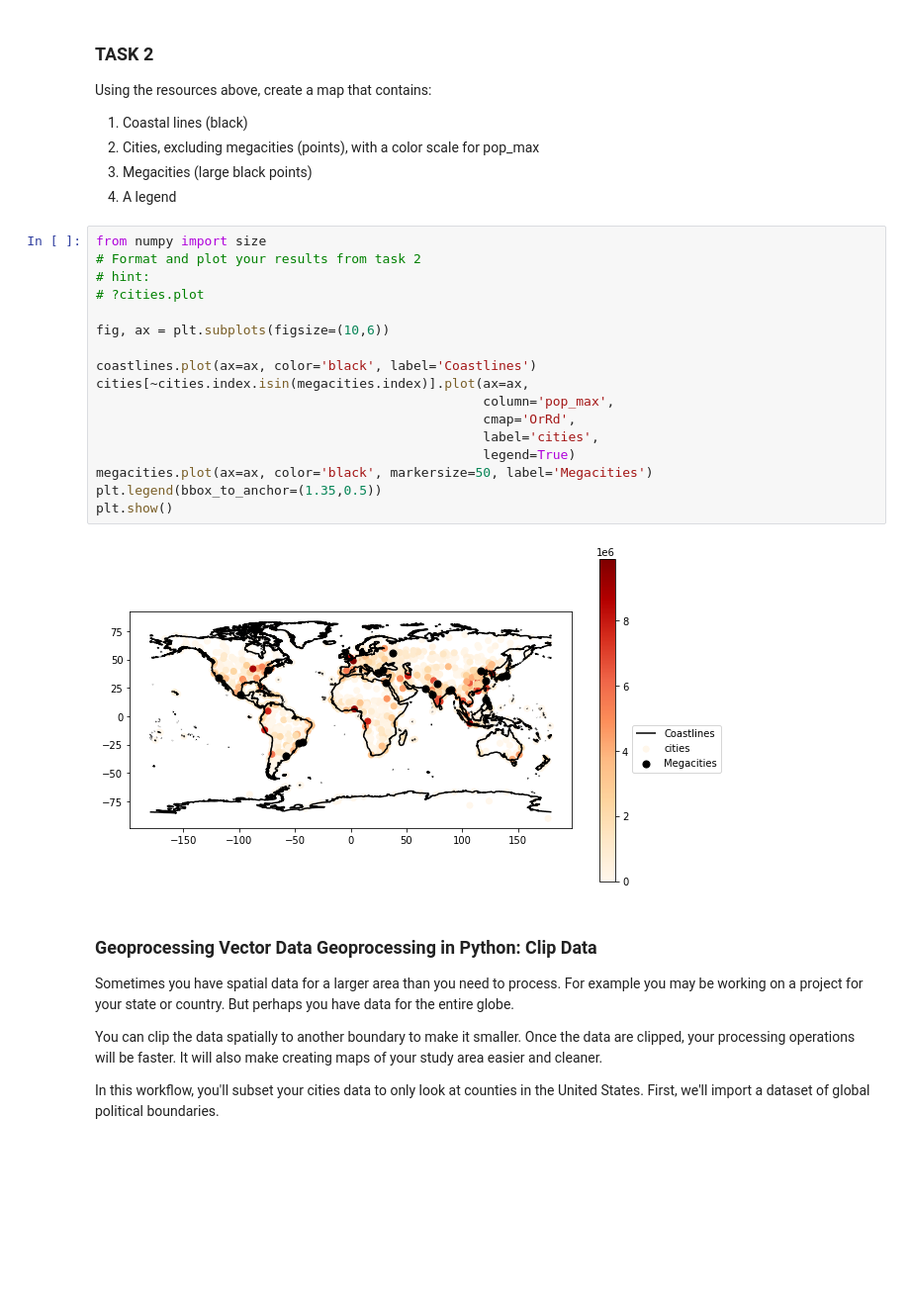
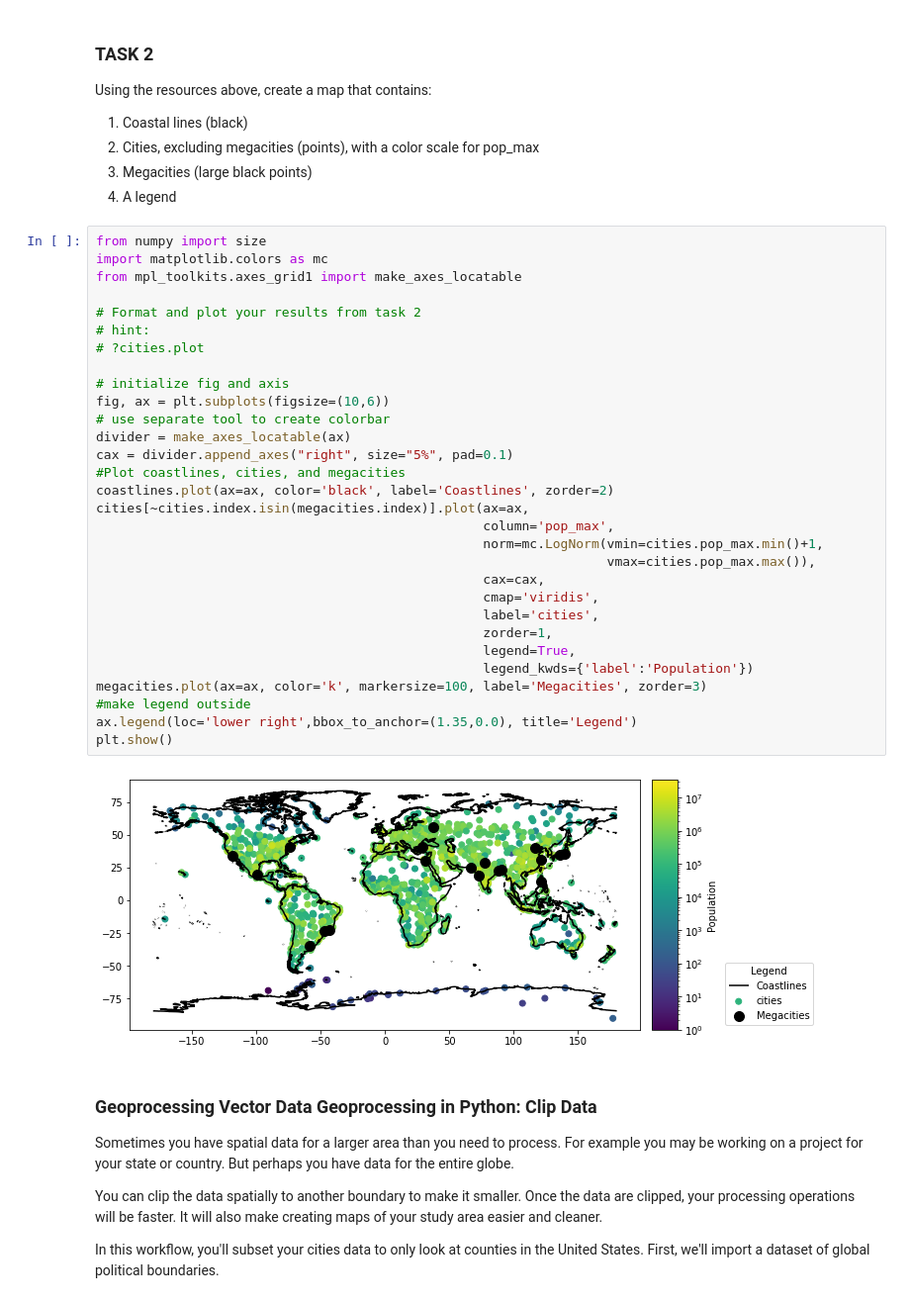
Before and after one commit to heyjoekim/EnvDatSci22, a Jupyter notebook: CodeSprints/VectorData101.ipynb, the cells around one changed output. Shown at 99% size. Cells and saved outputs as stored; diff of their text form; blank space fills up the shorter version.

```diff
--- a/CodeSprints/VectorData101.ipynb
+++ b/CodeSprints/VectorData101.ipynb
@@ -382,23 +394,36 @@ Using the resources above, create a map that contains:
 3. A legend
 # %%
 from numpy import size
+import matplotlib.colors as mc
+from mpl_toolkits.axes_grid1 import make_axes_locatable
+
 # Format and plot your results from task 2
 # hint:
 # ?cities.plot
 
+# initialize fig and axis
 fig, ax = plt.subplots(figsize=(10,6))
-
-coastlines.plot(ax=ax, color='black', label='Coastlines')
+# use separate tool to create colorbar
+divider = make_axes_locatable(ax)
+cax = divider.append_axes("right", size="5%", pad=0.1)
+#Plot coastlines, cities, and megacities
+coastlines.plot(ax=ax, color='black', label='Coastlines', zorder=2)
 cities[~cities.index.isin(megacities.index)].plot(ax=ax,
                                                   column='pop_max',
-                                                  cmap='OrRd',
+                                                  norm=mc.LogNorm(vmin=cities.pop_max.min()+1,
+                                                                  vmax=cities.pop_max.max()),
+                                                  cax=cax,
+                                                  cmap='viridis',
                                                   label='cities',
-                                                  legend=True)
-megacities.plot(ax=ax, color='black', markersize=50, label='Megacities')
-plt.legend(bbox_to_anchor=(1.35,0.5))
+                                                  zorder=1,
+                                                  legend=True,
+                                                  legend_kwds={'label':'Population'})
+megacities.plot(ax=ax, color='k', markersize=100, label='Megacities', zorder=3)
+#make legend outside
+ax.legend(loc='lower right',bbox_to_anchor=(1.35,0.0), title='Legend')
 plt.show()
 # %% [output]
-[figure, old version]
+[figure, new version]
 # %% [markdown]
 ### Geoprocessing Vector Data Geoprocessing in Python: Clip Data
 Sometimes you have spatial data for a larger area than you need to process. For example you may be working on a project for your state or country. But perhaps you have data for the entire globe.
```
Also changed, not shown: parts of 22 cells of this notebook.
